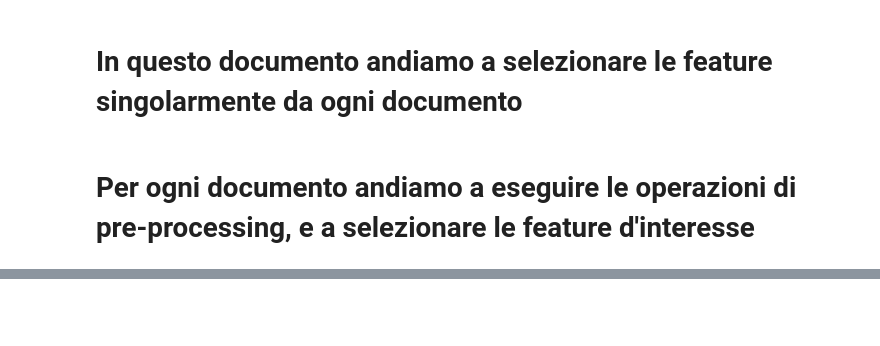
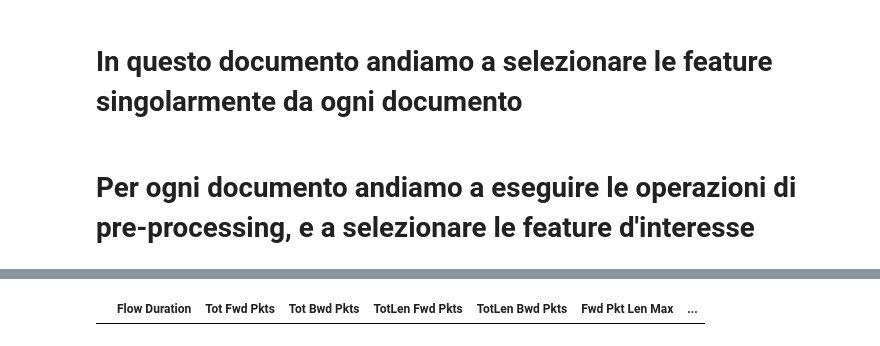
Before and after one commit to ChiaraAmalia/AdvancedCyberSecurity, a Jupyter notebook: featureSelectionSingolo.ipynb, the cells around one changed output, grey strips where cells are left out. Saved outputs shown, nothing was run; the diff lists cells and outputs as text; code cells hidden in the pictures; blank space fills up the shorter version.

```diff
--- a/featureSelectionSingolo.ipynb
+++ b/featureSelectionSingolo.ipynb
@@ -107,6 +137,11 @@ document_plot.replace([np.inf, -np.inf], np.nan, inplace=True)
 
 document.dropna(inplace=True)
 document_plot.dropna(inplace=True)
+# %%
+df1 = document[document.isna().any(axis=1)]
+display(df1)
+# %% [output]
+|  | Flow Duration | Tot Fwd Pkts | Tot Bwd Pkts | TotLen Fwd Pkts | TotLen Bwd Pkts | Fwd Pkt Len Max | ... |
 # %%
 # Andiamo a castare tutte le stringhe rimanenti in numeri, in quanto alcuni numeri sono rappresentati come stringhe
 
```
Also changed, not shown: parts of 23 cells of this notebook.
